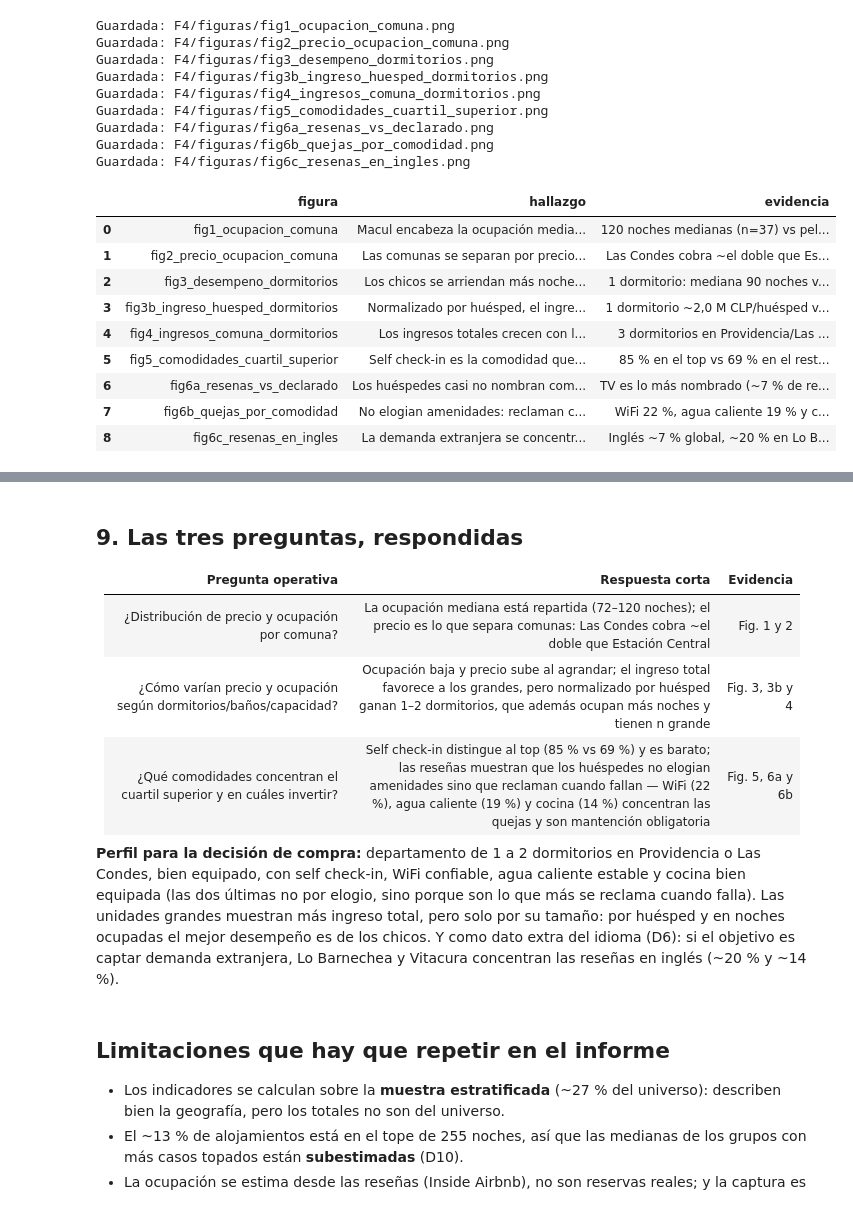
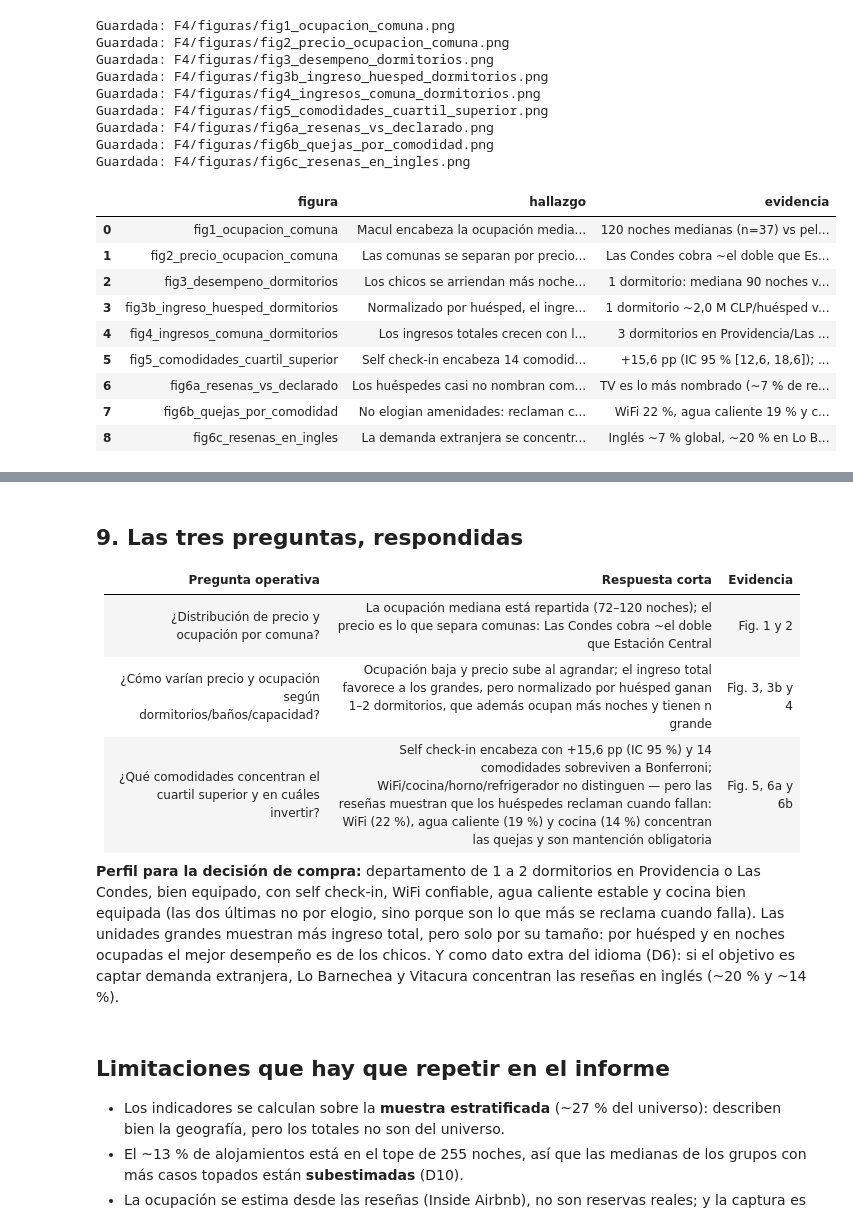
Before and after one commit to RedWolfo10/proyecto-grupo4-mcdi500, a Jupyter notebook: F4/S3_F4_Visualizacion_Comunicacion.ipynb, the cells around one changed output, grey strips where cells are left out. Drawn from its saved outputs; the diff is of its cells as text; code cells hidden in the pictures.

```diff
--- a/F4/S3_F4_Visualizacion_Comunicacion.ipynb
+++ b/F4/S3_F4_Visualizacion_Comunicacion.ipynb
@@ -686,34 +708,34 @@ Guardada: F4/figuras/fig6c_resenas_en_ingles.png
 # %%
 hallazgos = pd.DataFrame([
     ("fig1_ocupacion_comuna", "Macul encabeza la ocupación mediana pero con pocos casos",
      "120 noches medianas (n=37) vs pelotón de ~90 en Providencia, Santiago, Est. Central y Ñuñoa; el oriente premium queda abajo"),
     ("fig2_precio_ocupacion_comuna", "Las comunas se separan por precio, no por ocupación",
      "Las Condes cobra ~el doble que Estación Central con ocupaciones medianas similares"),
     ("fig3_desempeno_dormitorios", "Los chicos se arriendan más noches; los grandes cobran más",
      "1 dormitorio: mediana 90 noches vs 31 en 4+; el precio mediano sube de 51 mil a 315 mil CLP"),
     ("fig3b_ingreso_huesped_dormitorios", "Normalizado por huésped, el ingreso favorece a los chicos",
      "1 dormitorio ~2,0 M CLP/huésped vs ~1,7 M en 3 y ~1,4 M en 4+; el total de los grandes es tamaño, no desempeño"),
     ("fig4_ingresos_comuna_dormitorios", "Los ingresos totales crecen con los dormitorios en el oriente",
      "3 dormitorios en Providencia/Las Condes supera 13 M CLP medianos, pero con pocas celdas de n grande; leer junto al ingreso por huésped"),
-    ("fig5_comodidades_cuartil_superior", "Self check-in es la comodidad que más distingue al cuartil superior",
-     "85 % en el top vs 69 % en el resto; mediana 96 vs 48 noches. Asociación, no causalidad"),
+    ("fig5_comodidades_cuartil_superior", "Self check-in encabeza 14 comodidades que distinguen al cuartil superior tras Bonferroni",
+     "+15,6 pp (IC 95 % [12,6, 18,6]); WiFi, cocina, horno y refrigerador no distinguen: son infraestructura. Asociación, no causalidad"),
     ("fig6a_resenas_vs_declarado", "Los huéspedes casi no nombran comodidades en sus reseñas",
      "TV es lo más nombrado (~7 % de reseñas); self check-in ~0,1 % pese a declararse en 70 %"),
     ("fig6b_quejas_por_comodidad", "No elogian amenidades: reclaman cuando fallan",
      "WiFi 22 %, agua caliente 19 % y cocina 14 % de sus menciones son queja; TV solo 3 %"),
     ("fig6c_resenas_en_ingles", "La demanda extranjera se concentra en el oriente",
      "Inglés ~7 % global, ~20 % en Lo Barnechea y ~14 % en Vitacura (D6)"),
 ], columns=["figura", "hallazgo", "evidencia"])
 hallazgos.to_csv(DIR_DOCS / "hallazgos_f4.csv", index=False)
 hallazgos
 # %% [output]
 |  | figura | hallazgo | evidencia |
 | 0 | fig1_ocupacion_comuna | Macul encabeza la ocupación media... | 120 noches medianas (n=37) vs pel... |
 | 1 | fig2_precio_ocupacion_comuna | Las comunas se separan por precio... | Las Condes cobra ~el doble que Es... |
 | 2 | fig3_desempeno_dormitorios | Los chicos se arriendan más noche... | 1 dormitorio: mediana 90 noches v... |
 | 3 | fig3b_ingreso_huesped_dormitorios | Normalizado por huésped, el ingre... | 1 dormitorio ~2,0 M CLP/huésped v... |
 | 4 | fig4_ingresos_comuna_dormitorios | Los ingresos totales crecen con l... | 3 dormitorios en Providencia/Las ... |
-| 5 | fig5_comodidades_cuartil_superior | Self check-in es la comodidad que... | 85 % en el top vs 69 % en el rest... |
+| 5 | fig5_comodidades_cuartil_superior | Self check-in encabeza 14 comodid... | +15,6 pp (IC 95 % [12,6, 18,6]); ... |
 | 6 | fig6a_resenas_vs_declarado | Los huéspedes casi no nombran com... | TV es lo más nombrado (~7 % de re... |
 | 7 | fig6b_quejas_por_comodidad | No elogian amenidades: reclaman c... | WiFi 22 %, agua caliente 19 % y c... |
 | 8 | fig6c_resenas_en_ingles | La demanda extranjera se concentr... | Inglés ~7 % global, ~20 % en Lo B... |
@@ -757,7 +779,7 @@ print(json.dumps(metadatos, ensure_ascii=False, indent=2))
 |---|---|---|
 | ¿Distribución de precio y ocupación por comuna? | La ocupación mediana está repartida (72–120 noches); el precio es lo que separa comunas: Las Condes cobra ~el doble que Estación Central | Fig. 1 y 2 |
 | ¿Cómo varían precio y ocupación según dormitorios/baños/capacidad? | Ocupación baja y precio sube al agrandar; el ingreso total favorece a los grandes, pero normalizado por huésped ganan 1–2 dormitorios, que además ocupan más noches y tienen n grande | Fig. 3, 3b y 4 |
-| ¿Qué comodidades concentran el cuartil superior y en cuáles invertir? | Self check-in distingue al top (85 % vs 69 %) y es barato; las reseñas muestran que los huéspedes no elogian amenidades sino que reclaman cuando fallan — WiFi (22 %), agua caliente (19 %) y cocina (14 %) concentran las quejas y son mantención obligatoria | Fig. 5, 6a y 6b |
+| ¿Qué comodidades concentran el cuartil superior y en cuáles invertir? | Self check-in encabeza con +15,6 pp (IC 95 %) y 14 comodidades sobreviven a Bonferroni; WiFi/cocina/horno/refrigerador no distinguen — pero las reseñas muestran que los huéspedes reclaman cuando fallan: WiFi (22 %), agua caliente (19 %) y cocina (14 %) concentran las quejas y son mantención obligatoria | Fig. 5, 6a y 6b |
 
 **Perfil para la decisión de compra:** departamento de 1 a 2 dormitorios en
 Providencia o Las Condes, bien equipado, con self check-in, WiFi confiable, agua caliente
```
Also changed, not shown: parts of 3 cells of this notebook, 5 other files.
